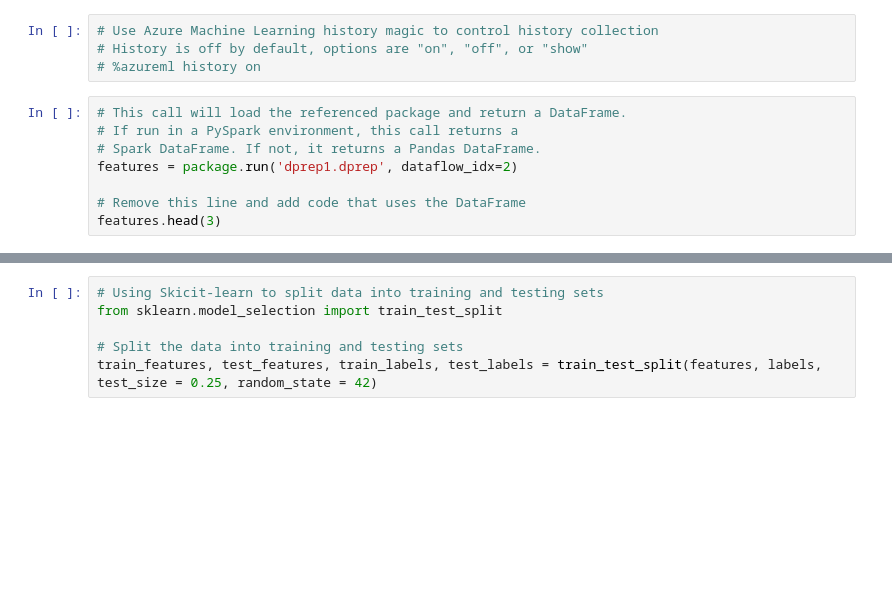
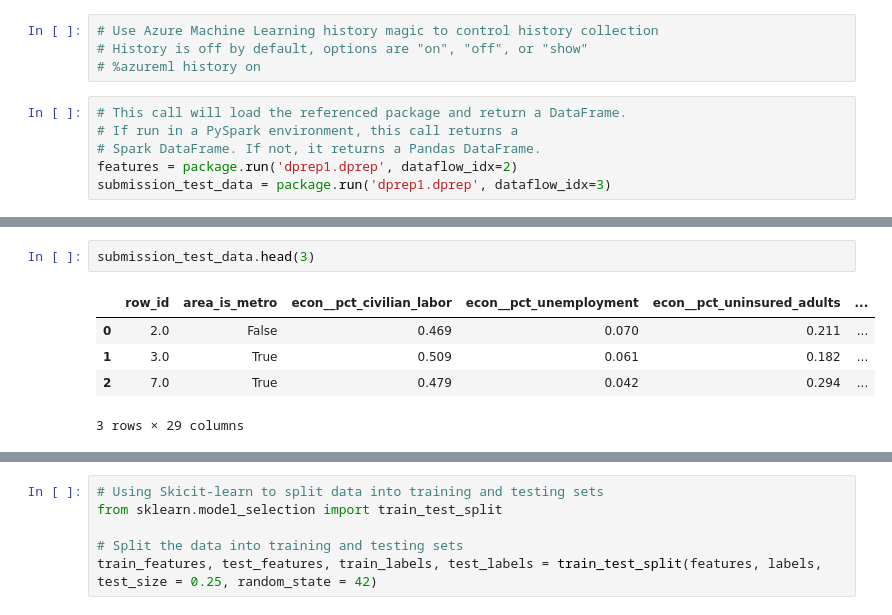
Before and after one commit to neaorin/HeartDiseaseIncidence, a Jupyter notebook: dprep1.ipynb, the cells around one changed output, grey strips where cells are left out. Drawn from its saved outputs; the diff is of its cells as text; blank space fills up the shorter version.

```diff
--- a/dprep1.ipynb
+++ b/dprep1.ipynb
@@ -20,6 +20,4 @@ import matplotlib.pyplot as plt
 # If run in a PySpark environment, this call returns a
 # Spark DataFrame. If not, it returns a Pandas DataFrame.
 features = package.run('dprep1.dprep', dataflow_idx=2)
-
-# Remove this line and add code that uses the DataFrame
-features.head(3)
+submission_test_data = package.run('dprep1.dprep', dataflow_idx=3)
@@ -32,3 +32,11 @@ features.head(3)
+# %%
+submission_test_data.head(3)
+# %% [output]
+|  | row_id | area_is_metro | econ__pct_civilian_labor | econ__pct_unemployment | econ__pct_uninsured_adults | ... |
+| 0 | 2.0 | False | 0.469 | 0.070 | 0.211 | ... |
+| 1 | 3.0 | True | 0.509 | 0.061 | 0.182 | ... |
+| 2 | 7.0 | True | 0.479 | 0.042 | 0.294 | ... |
+3 rows × 29 columns
 # %%
 dff = features #[['health__pct_adult_smoking', 'health__pct_excessive_drinking', 'demo__death_rate_per_1k']]
 
```
Also changed, not shown: parts of 11 cells of this notebook, 4 other files.
